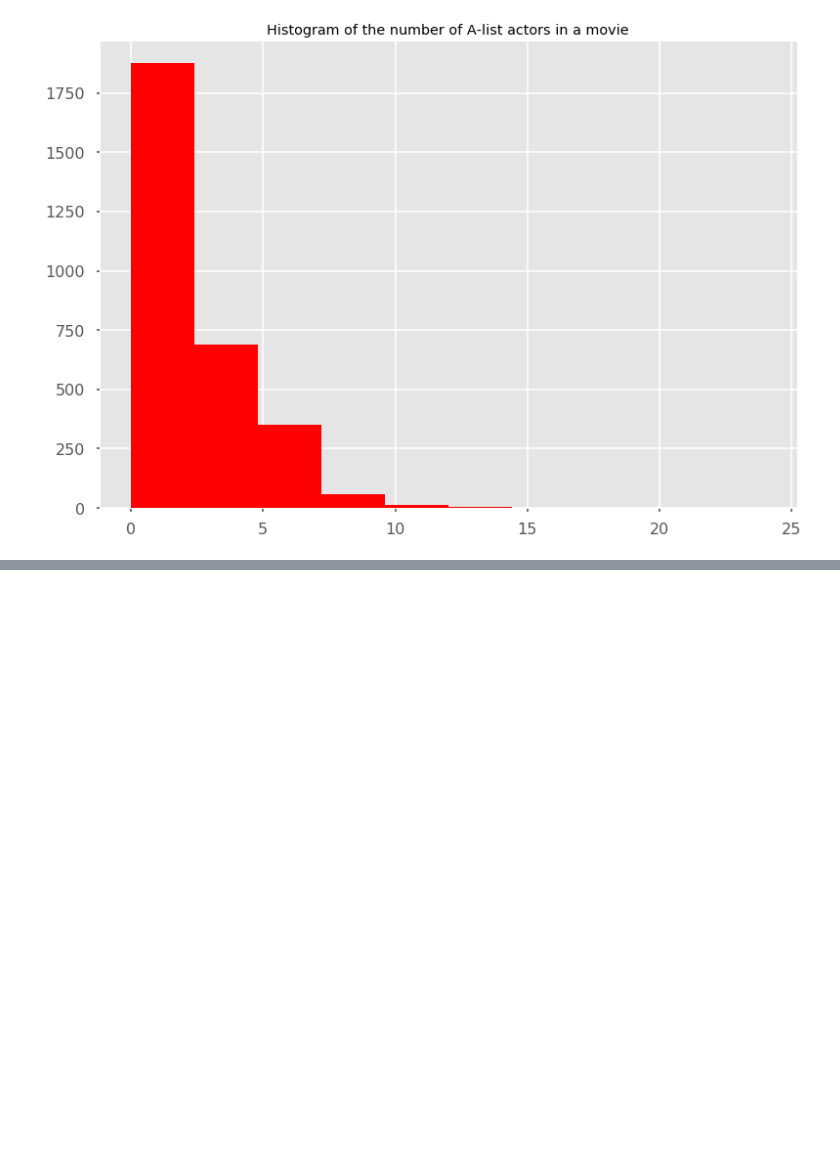
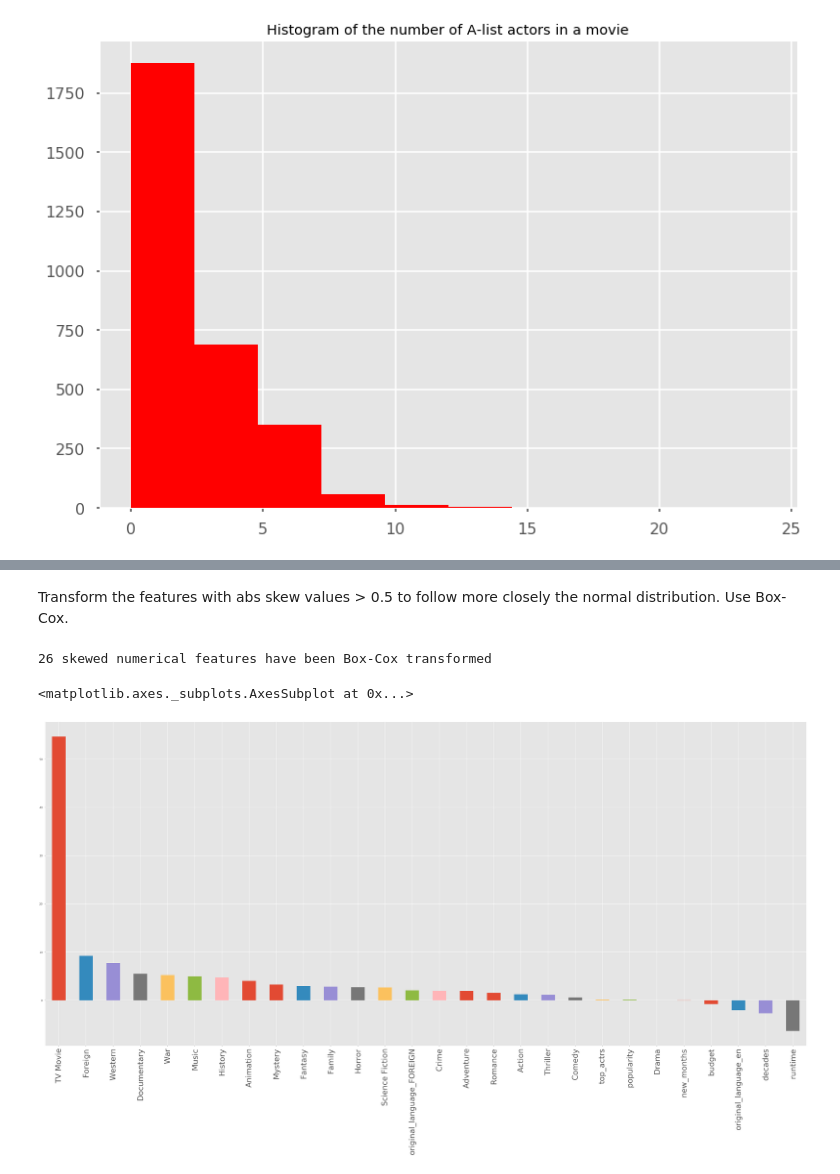
Before and after one commit to harryarthur/TMDB-Box-Office-Prediction, a Jupyter notebook: TMDB-Box-Office-Predictions.ipynb, the cells around one changed output, grey strips where cells are left out. Saved outputs shown, nothing was run; the diff lists cells and outputs as text; code cells hidden in the pictures; blank space fills up the shorter version.

```diff
--- a/TMDB-Box-Office-Predictions.ipynb
+++ b/TMDB-Box-Office-Predictions.ipynb
@@ -1243,0 +1312,22 @@ plt.show()
+# %% [markdown]
+Transform the features with abs skew values > 0.5 to follow more closely the normal distribution. Use Box-Cox.
+# %%
+skewed_feats = all_data.apply(lambda x: skew(x.dropna())).sort_values(ascending=False)
+skewness = skewed_feats[abs(skewed_feats) > 0.5]
+
+skewed_features = skewness.index
+lam = 0.15
+for feat in skewed_features:
+    all_data[feat] = boxcox1p(all_data[feat], lam)
+
+print(skewness.shape[0],  "skewed numerical features have been Box-Cox transformed")
+# %% [output]
+26 skewed numerical features have been Box-Cox transformed
+# %%
+#show all skews again
+plt.subplots(figsize =(80, 35))
+plt.xticks(fontsize=45)
+all_data.skew().sort_values(ascending=False).plot(kind='bar')
+# %% [output]
+<matplotlib.axes._subplots.AxesSubplot at 0x...>
+[figure, added]
```
Also changed, not shown: parts of 46 cells of this notebook.
